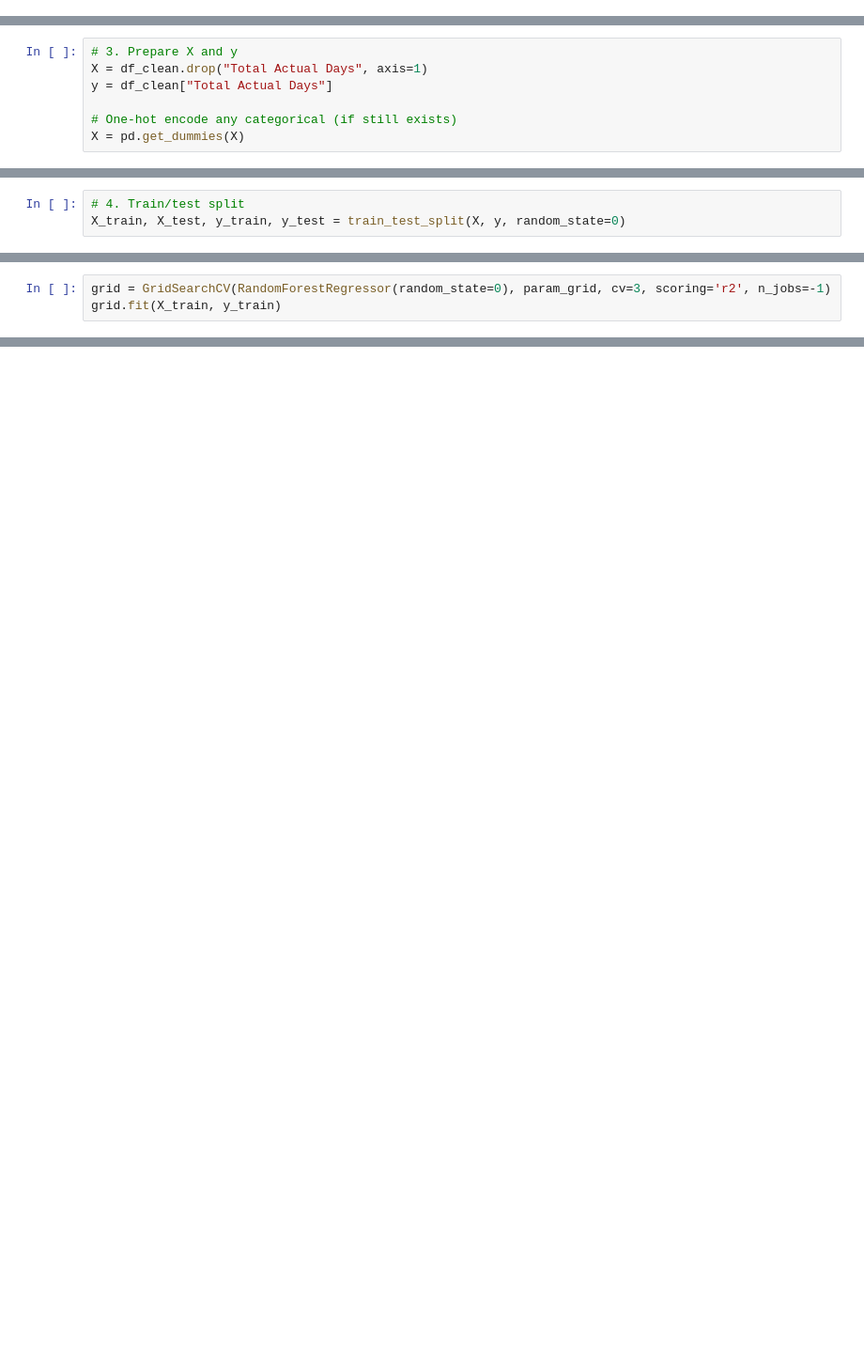
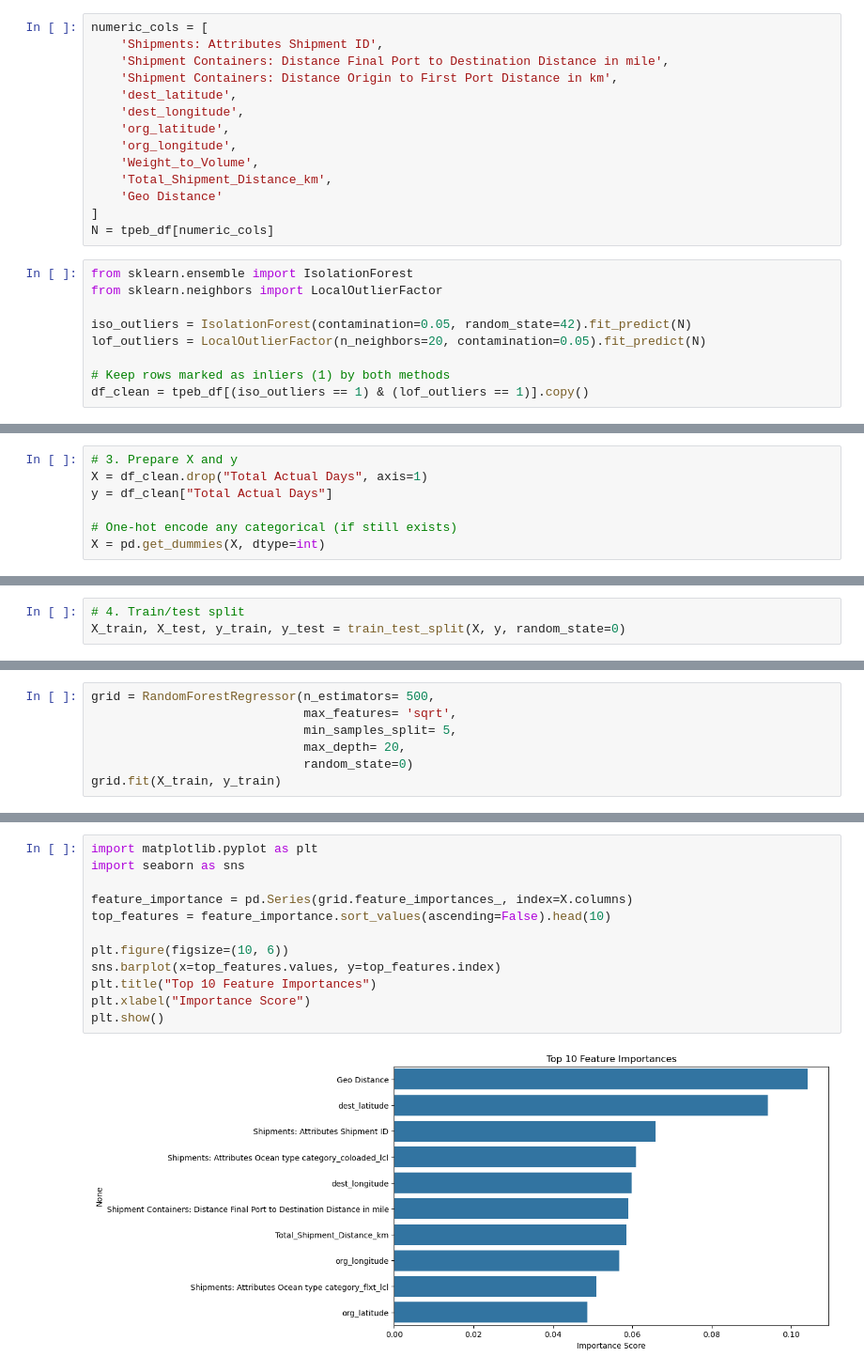
Before and after one commit to BinodGaihre/final_project_ABS, a Jupyter notebook: tepb.ipynb, the cells around one changed output, grey strips where cells are left out. Shown: that part at 94% size. Drawn from its saved outputs; the diff is of its cells as text; blank space fills up the shorter version.

```diff
--- a/tepb.ipynb
+++ b/tepb.ipynb
@@ -90,3 +102,26 @@ df_clean = tpeb_df[(np.abs(zscore(tpeb_df.select_dtypes(include=[np.number]))) <
+# %%
+numeric_cols = [
+    'Shipments: Attributes Shipment ID',
+    'Shipment Containers: Distance Final Port to Destination Distance in mile',
+    'Shipment Containers: Distance Origin to First Port Distance in km',
+    'dest_latitude',
+    'dest_longitude',
+    'org_latitude',
+    'org_longitude',
+    'Weight_to_Volume',
+    'Total_Shipment_Distance_km',
+    'Geo Distance'
+]
+N = tpeb_df[numeric_cols]
+# %%
+from sklearn.ensemble import IsolationForest
+from sklearn.neighbors import LocalOutlierFactor
+
+iso_outliers = IsolationForest(contamination=0.05, random_state=42).fit_predict(N)
+lof_outliers = LocalOutlierFactor(n_neighbors=20, contamination=0.05).fit_predict(N)
+
+# Keep rows marked as inliers (1) by both methods
+df_clean = tpeb_df[(iso_outliers == 1) & (lof_outliers == 1)].copy()
 # %%
 df_clean.head()
 # %% [output]
@@ -102,4 +137,4 @@ X = df_clean.drop("Total Actual Days", axis=1)
 y = df_clean["Total Actual Days"]
 
 # One-hot encode any categorical (if still exists)
-X = pd.get_dummies(X)
+X = pd.get_dummies(X, dtype=int)
@@ -117,4 +163,8 @@ param_grid = {
 # %%
-grid = GridSearchCV(RandomForestRegressor(random_state=0), param_grid, cv=3, scoring='r2', n_jobs=-1)
+grid = RandomForestRegressor(n_estimators= 500,
+                             max_features= 'sqrt',
+                             min_samples_split= 5,
+                             max_depth= 20,
+                             random_state=0)
 grid.fit(X_train, y_train)
 # %% [output]
@@ -140,0 +187,14 @@ Improved R²: 0.6884
+# %%
+import matplotlib.pyplot as plt
+import seaborn as sns
+
+feature_importance = pd.Series(grid.feature_importances_, index=X.columns)
+top_features = feature_importance.sort_values(ascending=False).head(10)
+
+plt.figure(figsize=(10, 6))
+sns.barplot(x=top_features.values, y=top_features.index)
+plt.title("Top 10 Feature Importances")
+plt.xlabel("Importance Score")
+plt.show()
+# %% [output]
+[figure, added]
```
Also changed, not shown: parts of 12 cells of this notebook.
